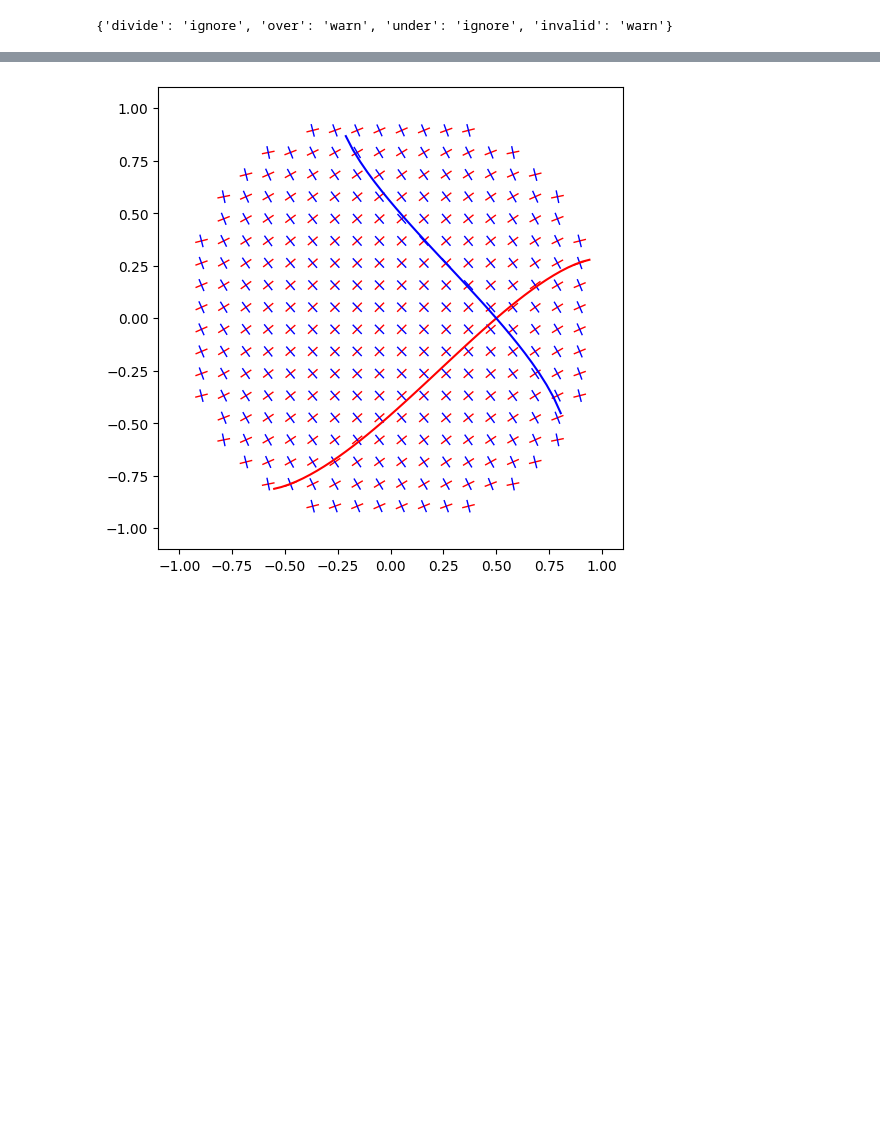
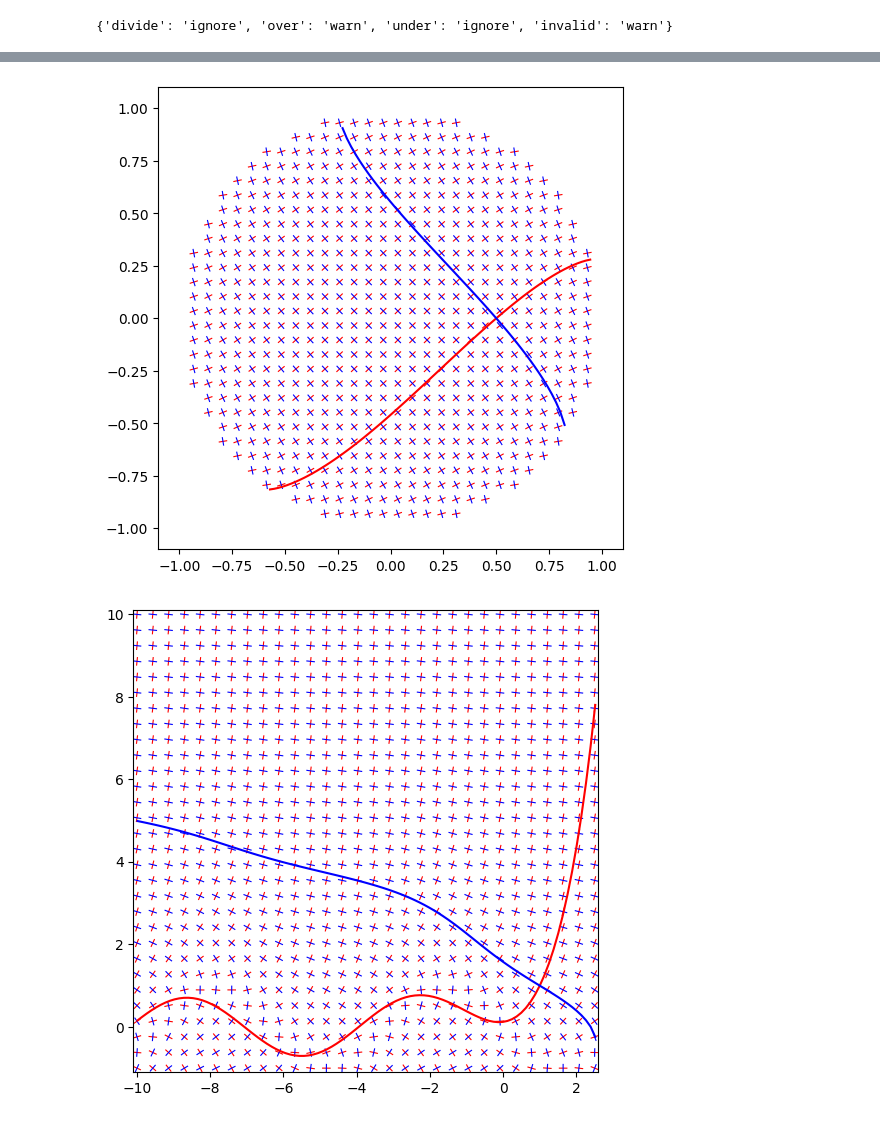
Before and after one commit to ArnasVaic/differential-equations, a Jupyter notebook: lab1/lab1.ipynb, the cells around one changed output, grey strips where cells are left out. Saved outputs shown, nothing was run; the diff lists cells and outputs as text; code cells hidden in the pictures; blank space fills up the shorter version.

```diff
--- a/lab1/lab1.ipynb
+++ b/lab1/lab1.ipynb
@@ -114,9 +128,13 @@ visualize(
 # %%
-visualize(
-    lambda x, y: np.sqrt(1 - x**2 - y**2), # F(x, y) = cos(x)
-    bounds = [(-1, 1), (-1,1)],
-    p = (1/2,0))
+visualize(lambda x, y: np.sqrt(1 - x**2 - y**2),p = (1/2,0))
 # %% [output]
-[figure, old version]
+[figure, new version]
+# %%
+visualize(
+    lambda x, y: np.sin(x) + y,
+    bounds = [(-10, 2.5), (-1, 10)],
+    p = (1,1))
+# %% [output]
+[figure, added]
 # %%
 visualize(
```
Also changed, not shown: parts of 5 cells of this notebook.
